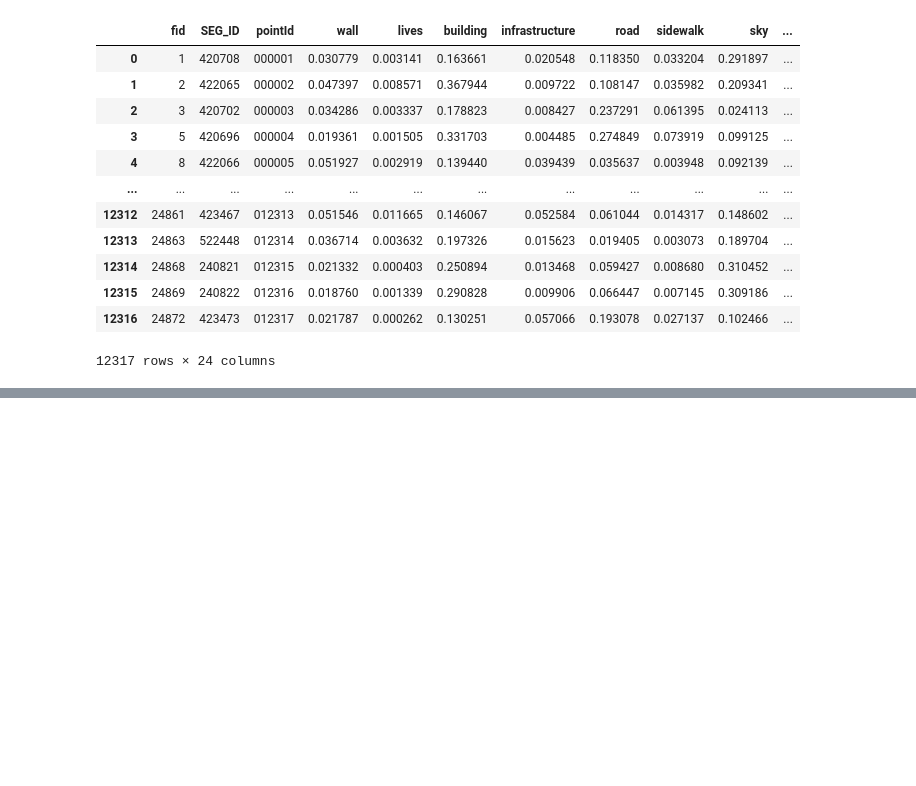
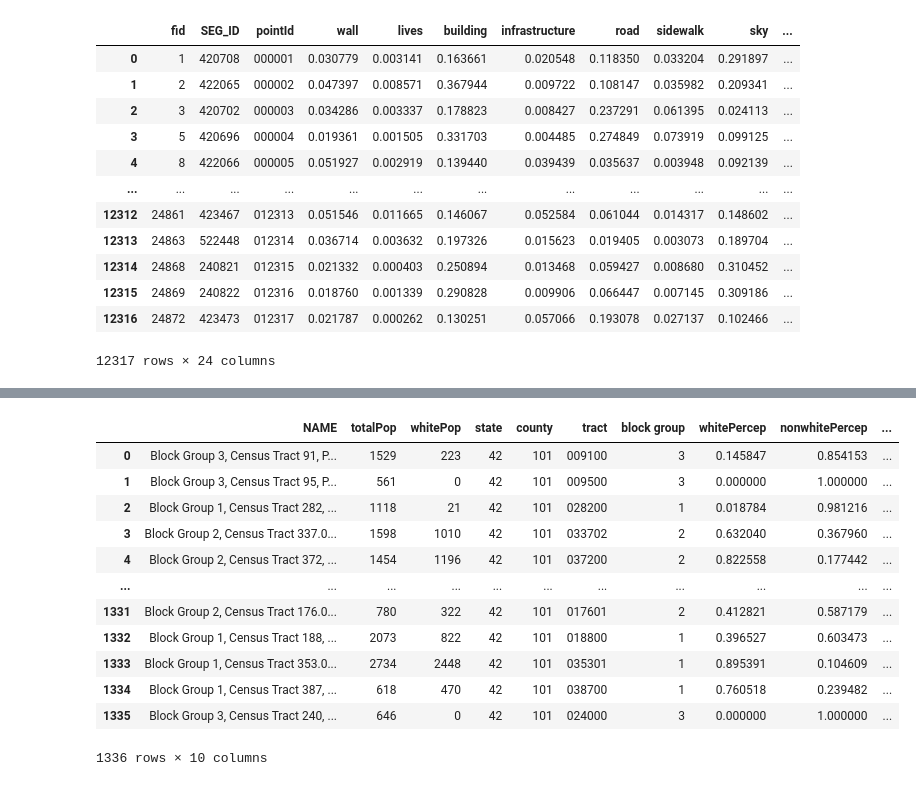
Before and after one commit to Zheng-Zhen/street-view-our-safety, a Jupyter notebook: exploratory/p3-clustering.ipynb, the cells around one changed output, grey strips where cells are left out. Cells and saved outputs as stored; diff of their text form; code cells hidden in the pictures; blank space fills up the shorter version.

```diff
--- a/exploratory/p3-clustering.ipynb
+++ b/exploratory/p3-clustering.ipynb
@@ -128,6 +146,22 @@ alt.Chart(seg).mark_geoshape(
 [interactive output not drawn]
 # %%
 blockGroup = gpd.read_file("../data/censusRaceWithGeometry.geojson")
+# %%
+blockGroup
+# %% [output]
+|  | NAME | totalPop | whitePop | state | county | tract | block group | whitePercep | nonwhitePercep | ... |
+| 0 | Block Group 3, Census Tract 91, P... | 1529 | 223 | 42 | 101 | 009100 | 3 | 0.145847 | 0.854153 | ... |
+| 1 | Block Group 3, Census Tract 95, P... | 561 | 0 | 42 | 101 | 009500 | 3 | 0.000000 | 1.000000 | ... |
+| 2 | Block Group 1, Census Tract 282, ... | 1118 | 21 | 42 | 101 | 028200 | 1 | 0.018784 | 0.981216 | ... |
+| 3 | Block Group 2, Census Tract 337.0... | 1598 | 1010 | 42 | 101 | 033702 | 2 | 0.632040 | 0.367960 | ... |
+| 4 | Block Group 2, Census Tract 372, ... | 1454 | 1196 | 42 | 101 | 037200 | 2 | 0.822558 | 0.177442 | ... |
+| ... | ... | ... | ... | ... | ... | ... | ... | ... | ... | ... |
+| 1331 | Block Group 2, Census Tract 176.0... | 780 | 322 | 42 | 101 | 017601 | 2 | 0.412821 | 0.587179 | ... |
+| 1332 | Block Group 1, Census Tract 188, ... | 2073 | 822 | 42 | 101 | 018800 | 1 | 0.396527 | 0.603473 | ... |
+| 1333 | Block Group 1, Census Tract 353.0... | 2734 | 2448 | 42 | 101 | 035301 | 1 | 0.895391 | 0.104609 | ... |
+| 1334 | Block Group 1, Census Tract 387, ... | 618 | 470 | 42 | 101 | 038700 | 1 | 0.760518 | 0.239482 | ... |
+| 1335 | Block Group 3, Census Tract 240, ... | 646 | 0 | 42 | 101 | 024000 | 3 | 0.000000 | 1.000000 | ... |
+1336 rows × 10 columns
 # %%
 bg_cluster = gpd.sjoin(seg[["label","geometry"]],
                        blockGroup[['NAME','geometry']],
```
Also changed, not shown: parts of 18 cells of this notebook, 5 other files.
